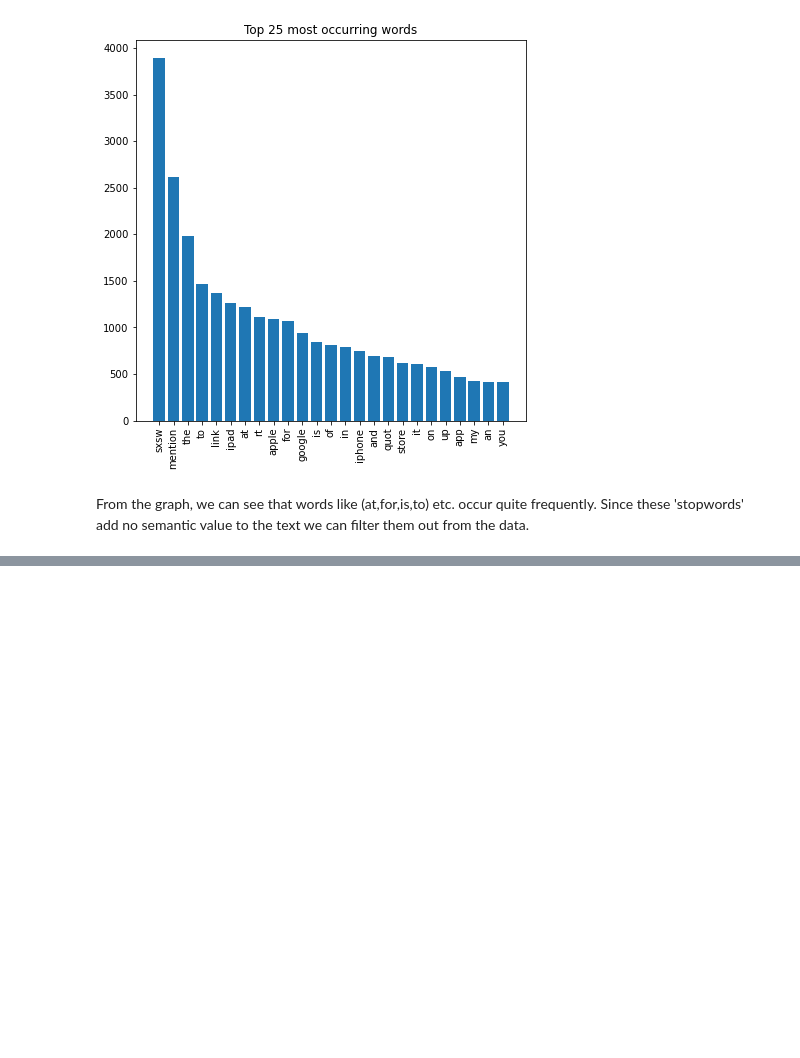
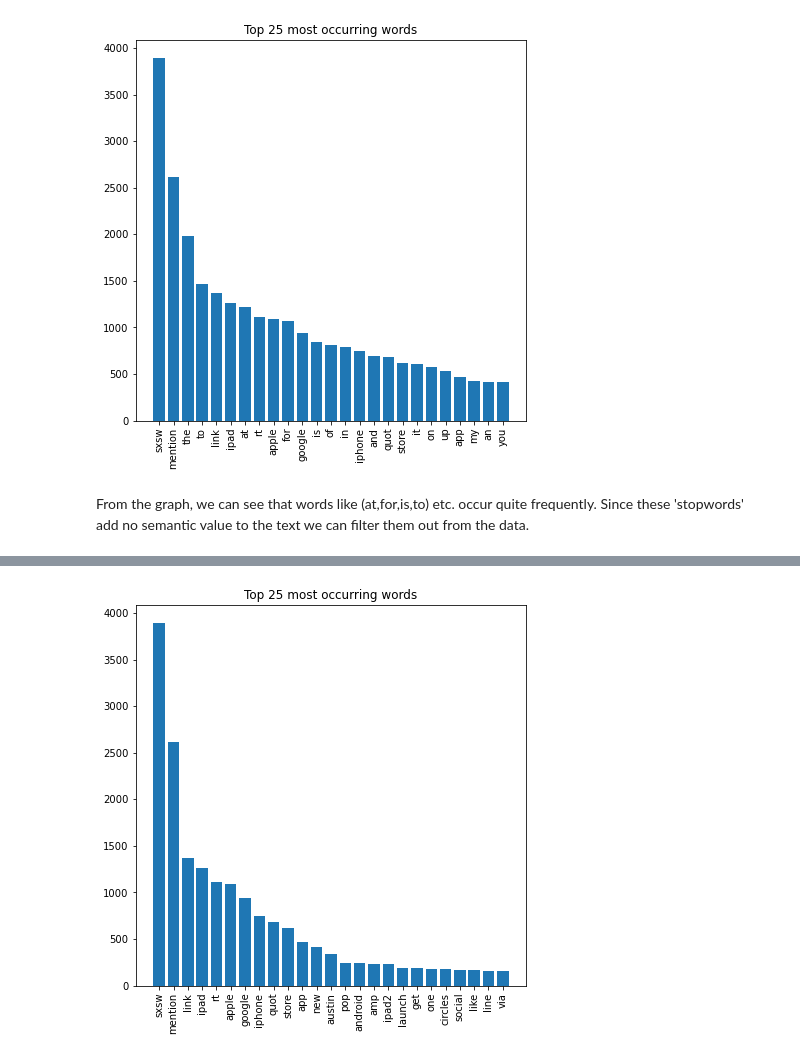
Before and after one commit to rahulakrish/customer_sentiment_analysis, a Jupyter notebook: phase4_project.ipynb, the cells around one changed output, grey strips where cells are left out. Drawn from its saved outputs; the diff is of its cells as text; code cells hidden in the pictures; blank space fills up the shorter version.

Commit message:
removed stopwords

```diff
--- a/phase4_project.ipynb
+++ b/phase4_project.ipynb
@@ -189,3 +192,18 @@ ax.tick_params(axis='x', rotation=90)
 [figure]
 # %% [markdown]
 From the graph, we can see that words like (at,for,is,to) etc. occur quite frequently. Since these 'stopwords' add no semantic value to the text we can filter them out from the data.
+# %%
+#removing stopwords
+#importing the default list of stopwords for the englosh language
+stopwords_list = stopwords.words('english')
+
+#creating a function to remove stopwords
+def remove_stopwords(text_token):
+
+    tokens_without_stopwords = [token for token in text_token if token not in stopwords_list]
+    return tokens_without_stopwords
+# %%
+#applying the function to the text_token column in the df
+df['tokens_without_stopwords'] = df['text_token'].apply(remove_stopwords)
+
+df.head()
@@ -191,0 +217,13 @@ From the graph, we can see that words like (at,for,is,to) etc. occur quite frequ
+# %%
+freq_dist = FreqDist(df['tokens_without_stopwords'].explode())
+
+# listing out the top 25 most occuring words and ther respective counts
+top_25 = list(zip(*freq_dist.most_common(25)))
+
+#creating a plot of the top_25 words
+fig,ax=plt.subplots(figsize=(7,7))
+ax.bar(top_25[0],top_25[1])
+ax.set_title('Top 25 most occurring words')
+ax.tick_params(axis='x', rotation=90)
+# %% [output]
+[figure, added]
```
Also changed, not shown: parts of 2 cells of this notebook.
